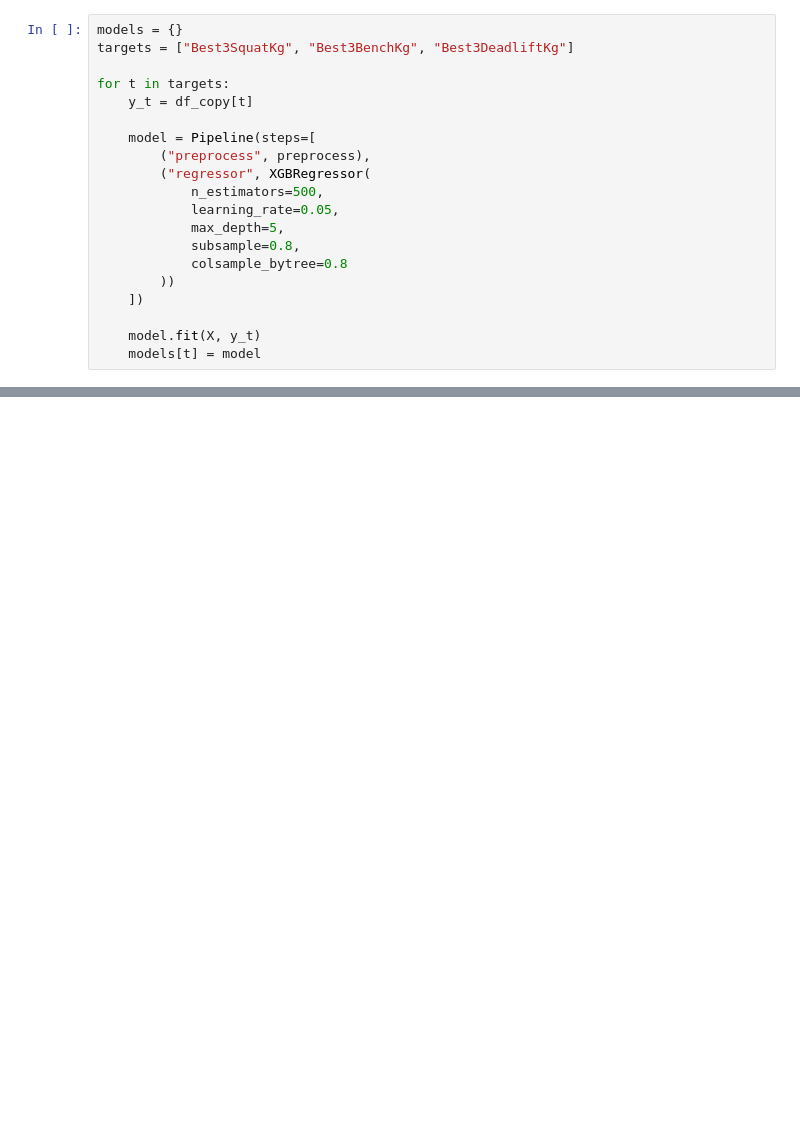
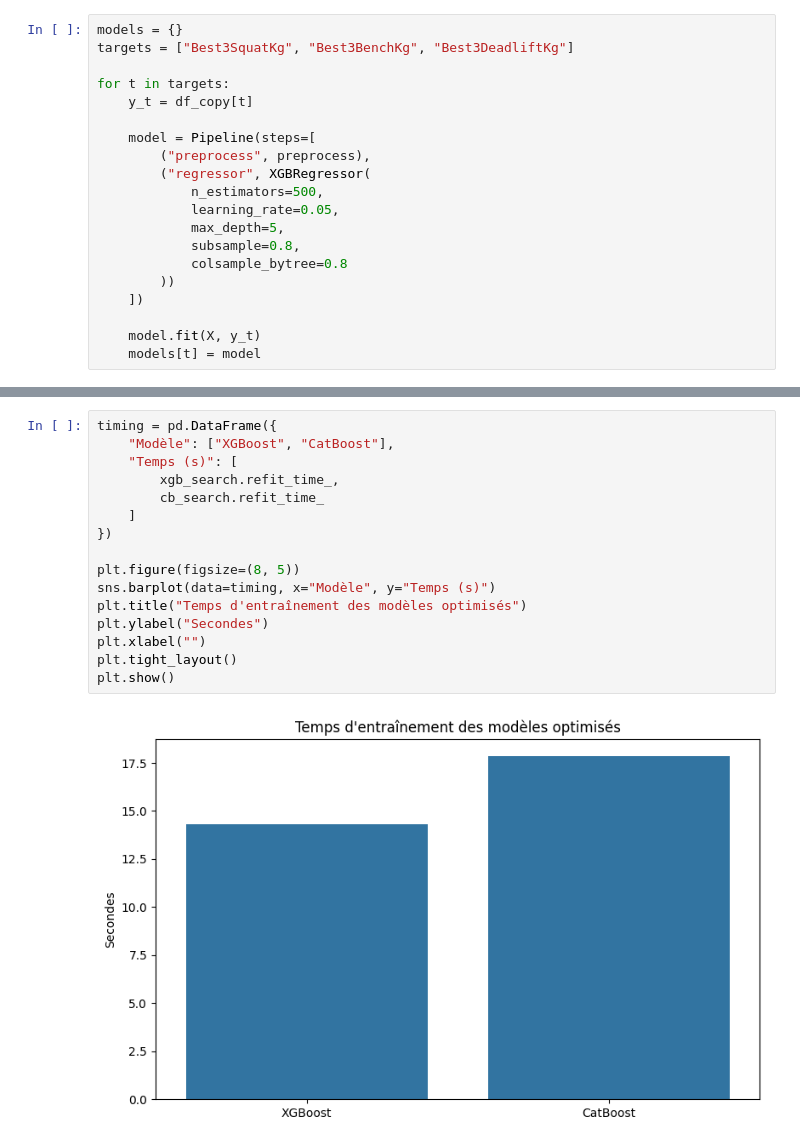
Before and after one commit to BornetFloryan/LifterLens, a Jupyter notebook: projet.ipynb, the cells around one changed output, grey strips where cells are left out. Drawn from its saved outputs; the diff is of its cells as text; blank space fills up the shorter version.

```diff
--- a/projet.ipynb
+++ b/projet.ipynb
@@ -173,0 +319,18 @@ Best3DeadliftKg 24.686053900515944
+# %%
+timing = pd.DataFrame({
+    "Modèle": ["XGBoost", "CatBoost"],
+    "Temps (s)": [
+        xgb_search.refit_time_,
+        cb_search.refit_time_
+    ]
+})
+
+plt.figure(figsize=(8, 5))
+sns.barplot(data=timing, x="Modèle", y="Temps (s)")
+plt.title("Temps d'entraînement des modèles optimisés")
+plt.ylabel("Secondes")
+plt.xlabel("")
+plt.tight_layout()
+plt.show()
+# %% [output]
+[figure, added]
```
Also changed, not shown: parts of 15 cells of this notebook, 3 other files.
